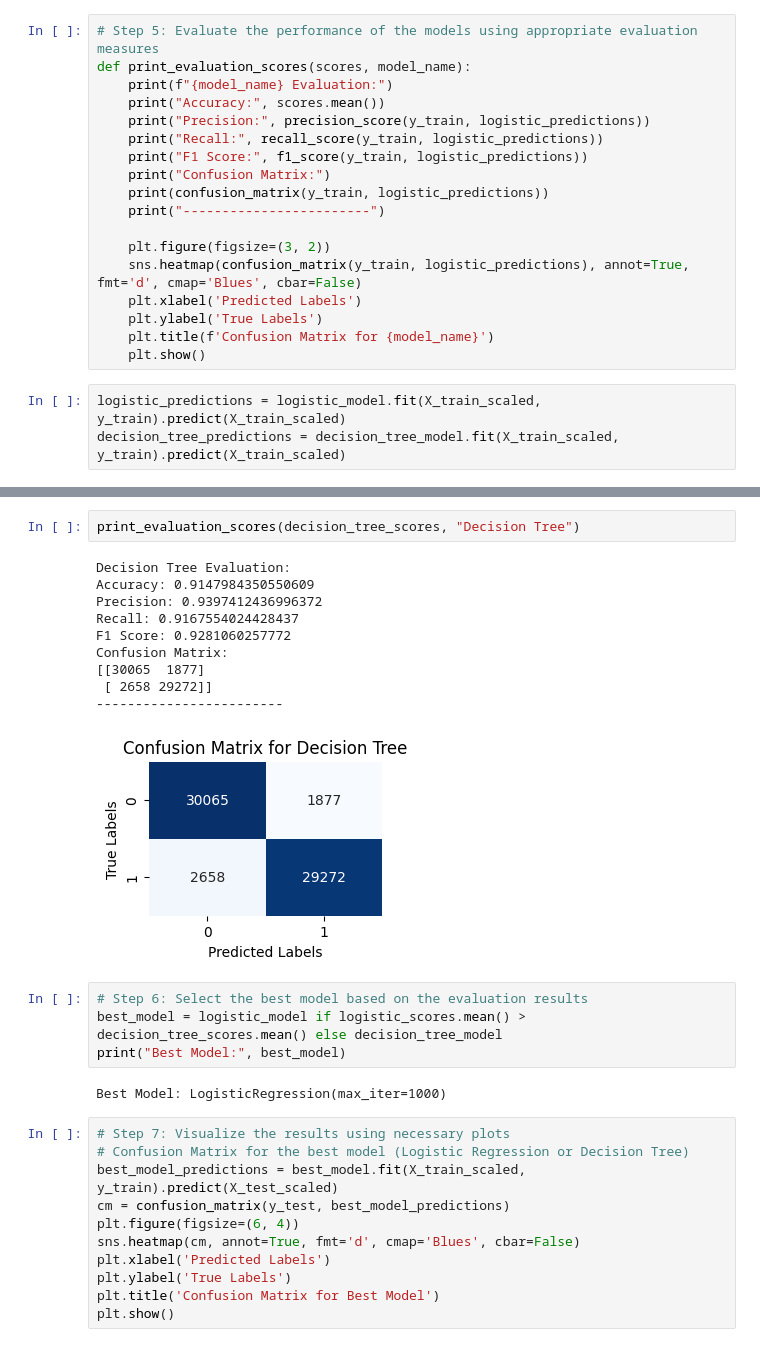
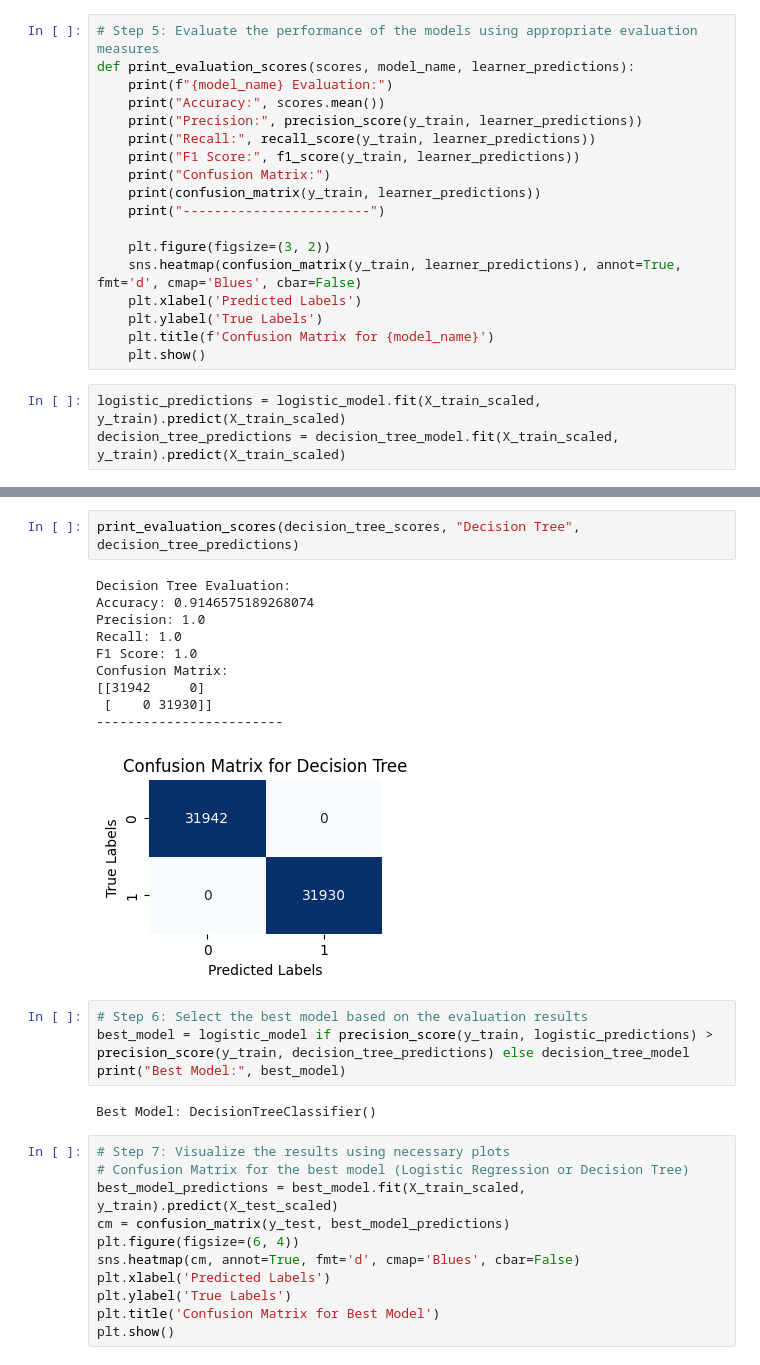
Before and after one commit to Rquaicoo/VisualizeInsights, a Jupyter notebook: classification/Supervised_Classification.ipynb, the cells around one changed output, grey strips where cells are left out. Cells and saved outputs as stored; diff of their text form.

Commit message:
updated classification model

```diff
--- a/classification/Supervised_Classification.ipynb
+++ b/classification/Supervised_Classification.ipynb
@@ -346,18 +346,18 @@ logistic_scores = cross_val_score(logistic_model, X_train_scaled, y_train, cv=k_
 decision_tree_scores = cross_val_score(decision_tree_model, X_train_scaled, y_train, cv=k_fold, scoring='accuracy')
 # %%
 # Step 5: Evaluate the performance of the models using appropriate evaluation measures
-def print_evaluation_scores(scores, model_name):
+def print_evaluation_scores(scores, model_name, learner_predictions):
     print(f"{model_name} Evaluation:")
     print("Accuracy:", scores.mean())
-    print("Precision:", precision_score(y_train, logistic_predictions))
-    print("Recall:", recall_score(y_train, logistic_predictions))
-    print("F1 Score:", f1_score(y_train, logistic_predictions))
+    print("Precision:", precision_score(y_train, learner_predictions))
+    print("Recall:", recall_score(y_train, learner_predictions))
+    print("F1 Score:", f1_score(y_train, learner_predictions))
     print("Confusion Matrix:")
-    print(confusion_matrix(y_train, logistic_predictions))
+    print(confusion_matrix(y_train, learner_predictions))
     print("------------------------")
 
     plt.figure(figsize=(3, 2))
-    sns.heatmap(confusion_matrix(y_train, logistic_predictions), annot=True, fmt='d', cmap='Blues', cbar=False)
+    sns.heatmap(confusion_matrix(y_train, learner_predictions), annot=True, fmt='d', cmap='Blues', cbar=False)
     plt.xlabel('Predicted Labels')
     plt.ylabel('True Labels')
     plt.title(f'Confusion Matrix for {model_name}')
@@ -379,24 +379,24 @@ Confusion Matrix:
 ------------------------
 [figure]
 # %%
-print_evaluation_scores(decision_tree_scores, "Decision Tree")
+print_evaluation_scores(decision_tree_scores, "Decision Tree", decision_tree_predictions)
 # %% [output]
 Decision Tree Evaluation:
-Accuracy: 0.9147984350550609
-Precision: 0.9397412436996372
-Recall: 0.9167554024428437
-F1 Score: 0.9281060257772
+Accuracy: 0.9146575189268074
+Precision: 1.0
+Recall: 1.0
+F1 Score: 1.0
 Confusion Matrix:
-[[30065  1877]
- [ 2658 29272]]
+[[31942     0]
+ [    0 31930]]
 ------------------------
-[figure, old version]
+[figure, new version]
 # %%
 # Step 6: Select the best model based on the evaluation results
-best_model = logistic_model if logistic_scores.mean() > decision_tree_scores.mean() else decision_tree_model
+best_model = logistic_model if precision_score(y_train, logistic_predictions) > precision_score(y_train, decision_tree_predictions) else decision_tree_model
 print("Best Model:", best_model)
 # %% [output]
-Best Model: LogisticRegression(max_iter=1000)
+Best Model: DecisionTreeClassifier()
 # %%
 # Step 7: Visualize the results using necessary plots
 # Confusion Matrix for the best model (Logistic Regression or Decision Tree)
```
Also changed, not shown: parts of 19 cells of this notebook.
